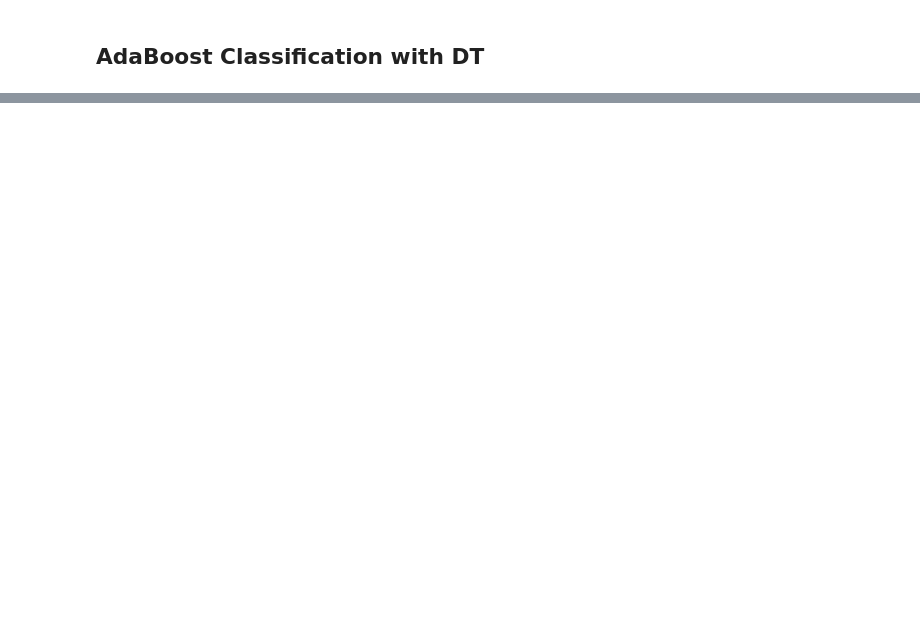
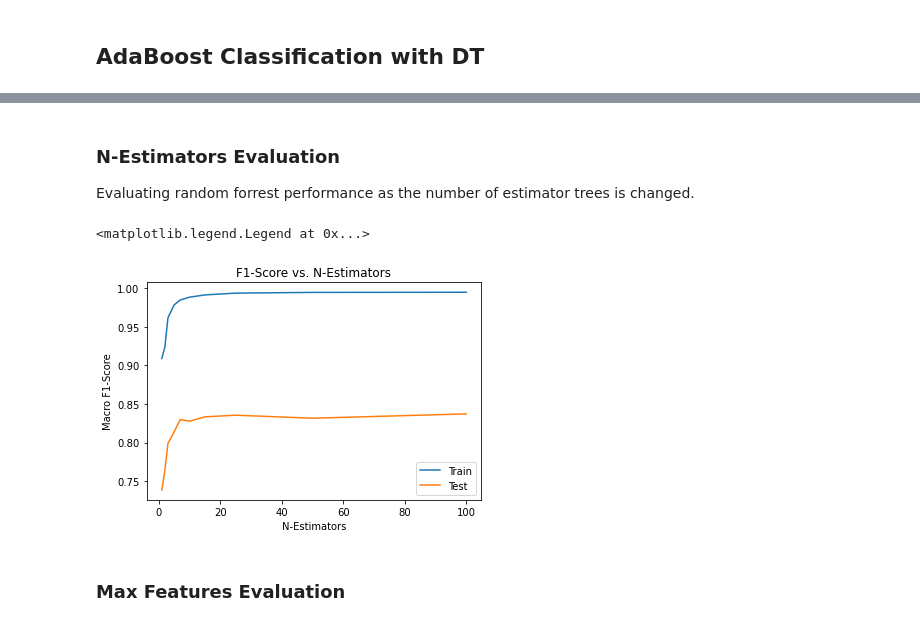
Before and after one commit to apeiffer/sentiment-analysis, a Jupyter notebook: notebooks/bag_of_words.ipynb, the cells around one changed output, grey strips where cells are left out. Cells and saved outputs as stored; diff of their text form; code cells hidden in the pictures; blank space fills up the shorter version.

```diff
--- a/notebooks/bag_of_words.ipynb
+++ b/notebooks/bag_of_words.ipynb
@@ -158,0 +223,30 @@ weighted avg       0.28      0.37      0.27      2000
+# %% [markdown]
+### N-Estimators Evaluation
+Evaluating random forrest performance as the number of estimator trees is changed.
+# %%
+from sklearn.ensemble import RandomForestClassifier
+from sklearn.metrics import f1_score
+import matplotlib.pyplot as plt
+
+train_F1 = []
+test_F1 = []
+ne_samps = [1, 2, 3, 5, 7, 10, 15, 25, 50, 100]
+for ne in ne_samps:
+    rf = RandomForestClassifier(n_estimators=ne, random_state=0)
+    rf.fit(X_trainval, Y_trainval)
+    Y_test_pred = rf.predict(X_test)
+    Y_train_pred = rf.predict(X_trainval)
+    train_F1.append(f1_score(Y_trainval, Y_train_pred, average='macro'))
+    test_F1.append(f1_score(Y_test, Y_test_pred, average='macro'))
+
+plt.xlabel('N-Estimators')
+plt.ylabel('Macro F1-Score')
+plt.title('F1-Score vs. N-Estimators')
+plt.plot(ne_samps, train_F1)
+plt.plot(ne_samps, test_F1)
+plt.legend(['Train','Test'])
+# %% [output]
+<matplotlib.legend.Legend at 0x...>
+[figure, added]
+# %% [markdown]
+### Max Features Evaluation
```
Also changed, not shown: parts of 16 cells of this notebook, 2 other files.
